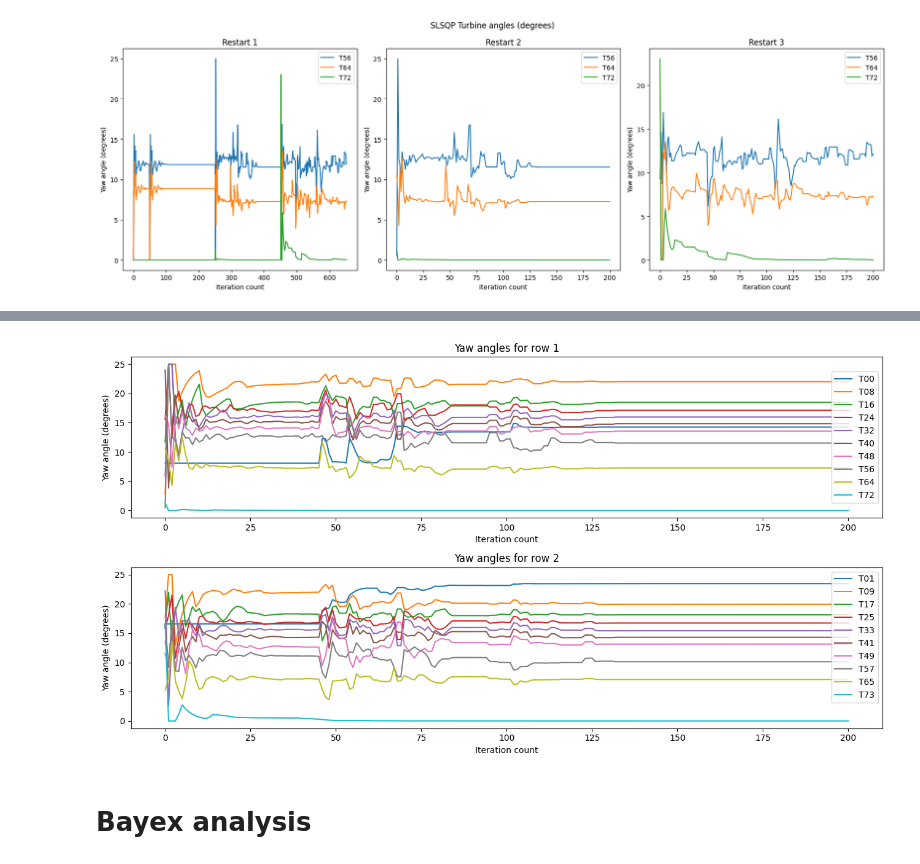
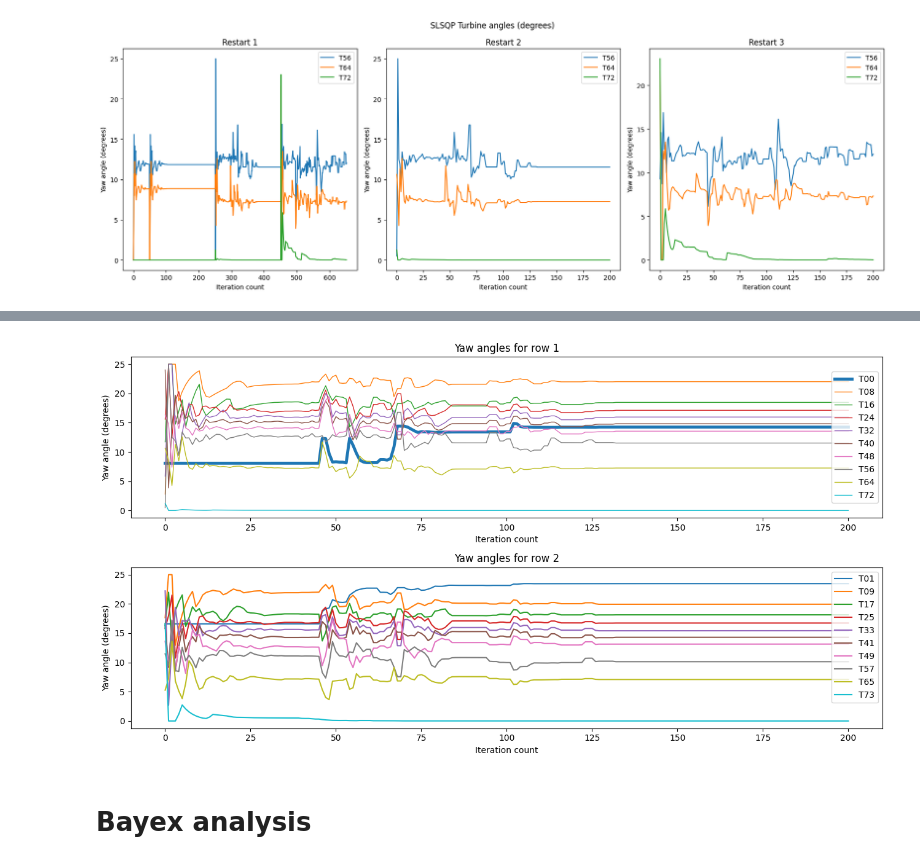
Before and after one commit to Changtze/DiffWake, a Jupyter notebook: results/turbine_analysis.ipynb, the cells around one changed output, grey strips where cells are left out. Drawn from its saved outputs; the diff is of its cells as text; code cells hidden in the pictures.

```diff
--- a/results/turbine_analysis.ipynb
+++ b/results/turbine_analysis.ipynb
@@ -232,10 +235,13 @@ def yaw_angle_per_row(opt_yaws: dict,
             start_idx, end_idx = 50, 251
 
 
-    plt.figure(figsize=(16, 4))
+    plt.figure(figsize=(9, 4))
     # 10 turbines per row
     for i in range(10):
-        plt.plot(opt_yaws[f"T{(row_number - 1) + (8 * i)}"][start_idx:end_idx], label=f"T{(row_number - 1) + (8 * i):02d}")
+        if i % 10 == 0:
+            plt.plot(opt_yaws[f"T{(row_number - 1) + (8 * i)}"][start_idx:end_idx], label=f"T{(row_number - 1) + (8 * i):02d}", linewidth=3.5)
+        else:
+            plt.plot(opt_yaws[f"T{(row_number - 1) + (8 * i)}"][start_idx:end_idx], label=f"T{(row_number - 1) + (8 * i):02d}", linewidth=1)
 
     plt.xlabel("Iteration count")
     plt.ylabel("Yaw angle (degrees)")
@@ -253,9 +259,14 @@ for i in range(1, 3):
 fig, (ax1, ax2) = plt.subplots(2, 1, figsize=(13, 7))
 start_idx = 251
 end_idx = 452
-row_number = 2
+row_number = 1
 for i in range(10):
-    ax1.plot(slsqp_yaws[f"T{(1 - 1) + (8 * i)}"][start_idx:end_idx], label=f"T{(1 - 1) + (8 * i):02d}")
+    if i % 10 == 0:
+        ax1.plot(slsqp_yaws[f"T{(row_number - 1) + (8 * i)}"][start_idx:end_idx], label=f"T{(row_number - 1) + (8 * i):02d}", linewidth=3.5)
+    else:
+        ax1.plot(slsqp_yaws[f"T{(row_number - 1) + (8 * i)}"][start_idx:end_idx], label=f"T{(row_number - 1) + (8 * i):02d}", linewidth=1)
+
+
 ax1.set_xlabel("Iteration count")
 ax1.set_ylabel("Yaw angle (degrees)")
 ax1.set_title("Yaw angles for row 1")
@@ -268,34 +279,34 @@ ax2.set_ylabel("Yaw angle (degrees)")
 ax2.set_title("Yaw angles for row 2")
 ax2.legend()
 
 
 plt.tight_layout()
 matplot2tikz.save("../../plotting/latex/slsqp_turbine_level.tex")
 
 
 
  # atch restart:
     #     case 3:
     #         start_idx, end_idx = 452, 656
     #     case 2:
     #         start_idx, end_idx = 251, 452
     #     case _:
     #         start_idx, end_idx = 50, 251
     #
     #
     # plt.figure(figsize=(16, 4))
     # # 10 turbines per row
     # for i in range(10):
     #     plt.plot(opt_yaws[f"T{(row_number - 1) + (8 * i)}"][start_idx:end_idx], label=f"T{(row_number - 1) + (8 * i):02d}")
     #
     # plt.xlabel("Iteration count")
     # plt.ylabel("Yaw angle (degrees)")
     # plt.title(f"Yaw angles for row {row_number} (Restart: {restart})")
     # plt.tight_layout()
     # plt.legend()
     # plt.show()
 # %% [output]
-[figure, old version]
+[figure, new version]
 # %% [markdown]
 # Bayex analysis
 # %%
```
Also changed, not shown: parts of 2 cells of this notebook, 1 other file.
